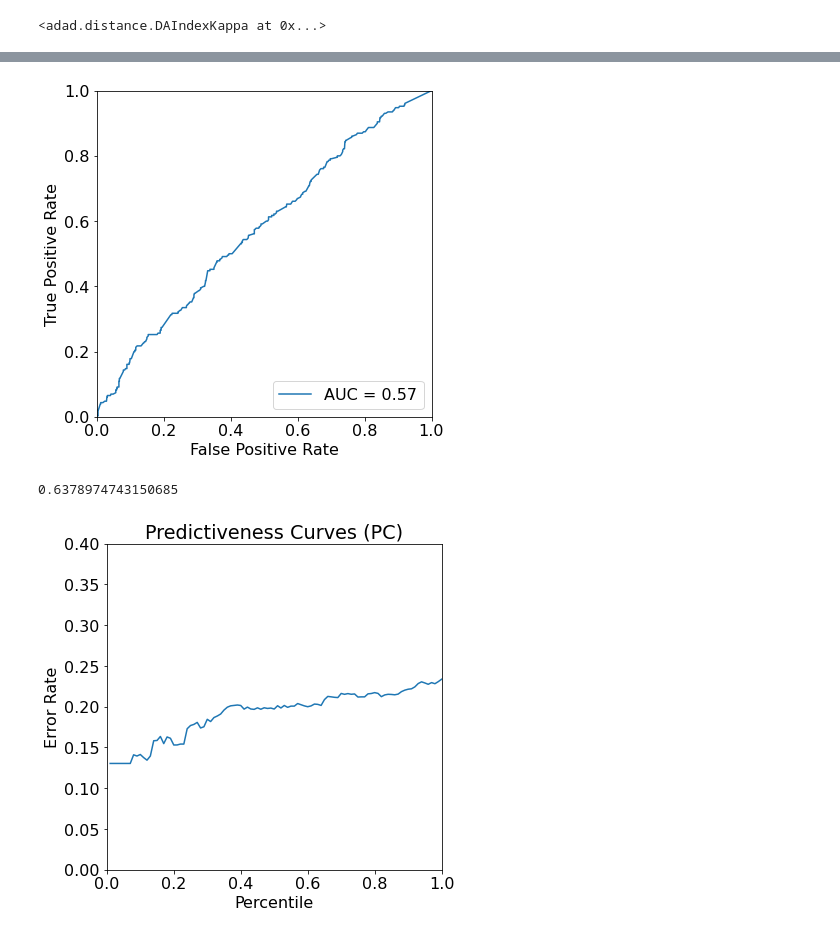
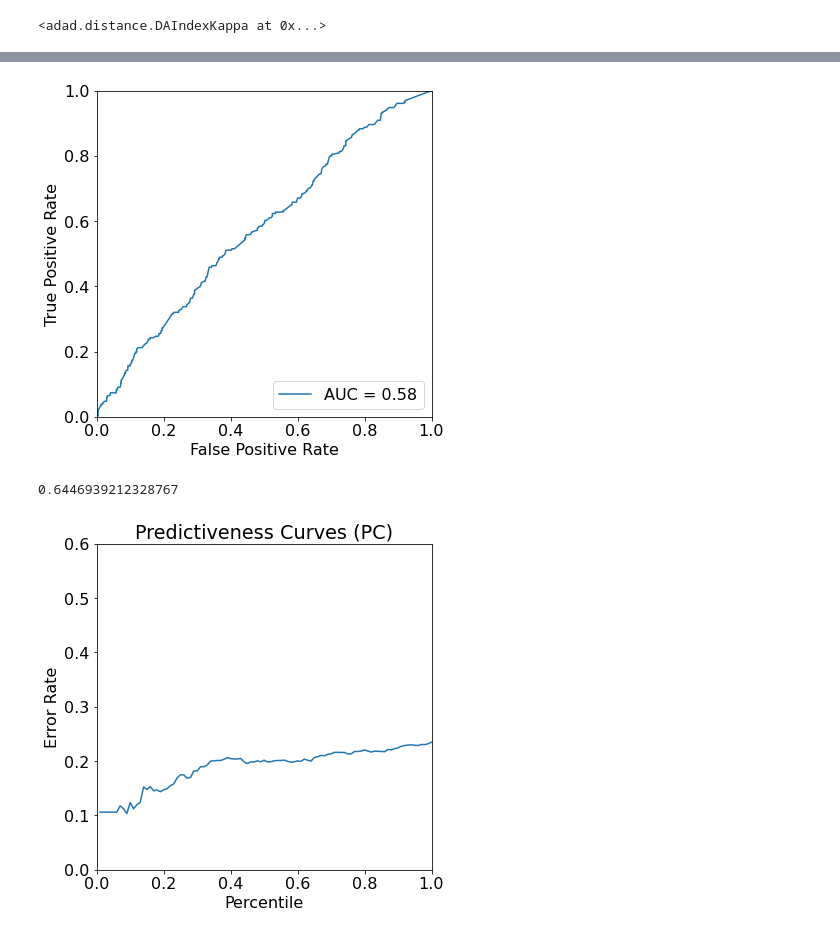
Before and after one commit to bonjuruu/applicabilityDomain, a Jupyter notebook: demo/pipeline_temp.ipynb, the cells around one changed output, grey strips where cells are left out. Cells and saved outputs as stored; diff of their text form; code cells hidden in the pictures.

Commit message:
[distance] added using a subset of training samples to compute DM

```diff
--- a/demo/pipeline_temp.ipynb
+++ b/demo/pipeline_temp.ipynb
@@ -127,8 +127,8 @@ print(f'[Accuracy] Train: {acc_train*100:.2f}%, test: {acc_test*100:.2f}%')
 # %%
 # Step 3: Train AD
-ad = DAIndexKappa(k=5, dist_metric='jaccard')
+ad = DAIndexKappa(clf=clf, k=5, dist_metric='jaccard')
 # ad = DAIndexGamma(k=5, dist_metric='euclidean')
 # ad = DAIndexDelta(k=5, dist_metric='euclidean')
-ad.fit(X_train)
+ad.fit(X_train, y_train)
 # %% [output]
 <adad.distance.DAIndexKappa at 0x...>
@@ -201,23 +173,23 @@ ax.set_xlim(0., 1.)
 ax.set_ylim(0., 1.)
 plt.show()
 # %% [output]
-[figure, old version]
+[figure, new version]
 # %%
 perm_auc, _ = permutation_auc(y_test, y_pred, dm)
 print(perm_auc)
 # %% [output]
-0.6378974743150685
+0.6446939212328767
 # %%
 # TODO: `predictiveness_curves` the order for distance measures are inverted
 percentile, error_rate = predictiveness_curves(y_test, y_pred, dm)
 
 fig, ax = plt.subplots(figsize=(6, 6))
 ax.plot(percentile, error_rate)
 ax.set_xlabel("Percentile")
 ax.set_xlim(0., 1.)
 ax.set_ylabel("Error Rate")
-ax.set_ylim(0, 0.4)
+ax.set_ylim(0., 0.6)
 ax.set_title("Predictiveness Curves (PC)")
 plt.show()
 # %% [output]
-[figure, old version]
+[figure, new version]
```
Also changed, not shown: parts of 5 cells of this notebook, 1 other file.
